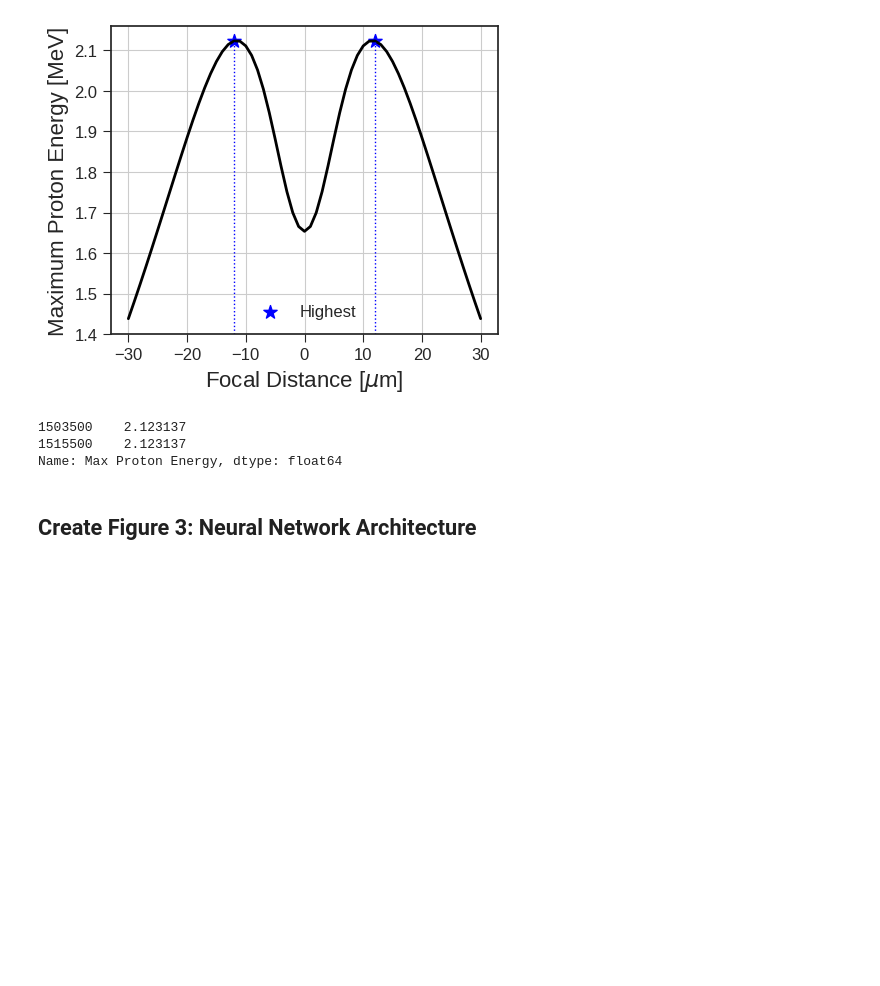
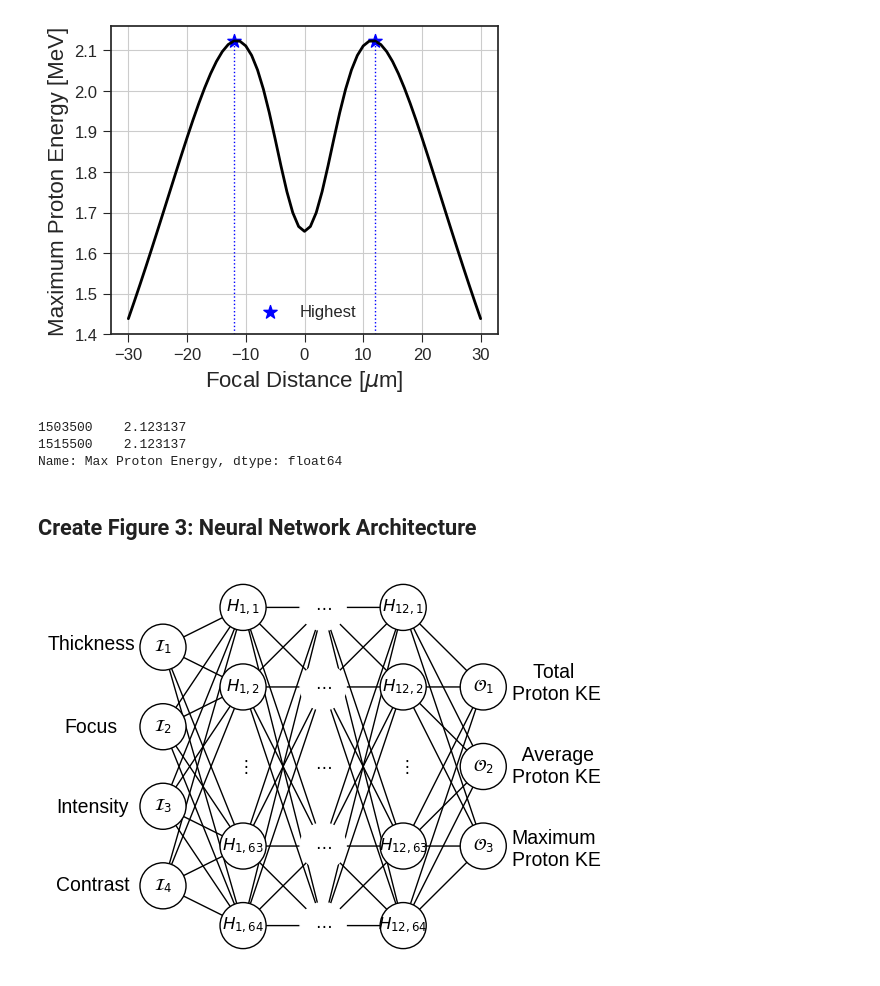
Before and after one commit to ronak-n-desai/fuchs-ml-v3, a Jupyter notebook: datasets/miscellaneous_figures.ipynb, the cells around one changed output. Cells and saved outputs as stored; diff of their text form; code cells hidden in the pictures; blank space fills up the shorter version.

```diff
--- a/datasets/miscellaneous_figures.ipynb
+++ b/datasets/miscellaneous_figures.ipynb
@@ -113,3 +113,100 @@ df_subset['Max Proton Energy'].iloc[order[-2:]]
 Name: Max Proton Energy, dtype: float64
 # %% [markdown]
 ## Create Figure 3: Neural Network Architecture
+# %%
+import networkx as nx
+import matplotlib.patches as mpatches
+
+plt.figure(figsize=(5, 5))
+# plt.arrow(-0.5, 1.2, 1, 0, head_width=0.05, head_length=0.05, fc='w', ec='k')
+fsize = 14
+
+x1 = -1.6
+x2 = 1.17
+plt.text(x1, 0.7, "Thickness", color='k', fontsize=fsize)
+plt.text(x1+.1, 0.2, "Focus", color='k', fontsize=fsize)
+plt.text(x1+.05, -0.28, "Intensity", color='k', fontsize=fsize)
+plt.text(x1+.05, -0.75, "Contrast", color='k', fontsize=fsize)
+
+plt.text(x2, -0.6, "Maximum\nProton KE", color='k', fontsize=fsize)
+plt.text(x2, 0.4, "    Total\nProton KE", color='k', fontsize=fsize)
+plt.text(x2, -0.1, "  Average\nProton KE", color='k', fontsize=fsize)
+# Define the number of nodes in each layer
+layers = [4, 5, 5, 5, 3]
+blanked_nodes = np.arange(6, 6 + 5*(len(layers) - 2), 5)
+empty_nodes = np.append(blanked_nodes, [9, 10, 12, 13])
+
+# Create a new directed graph
+G = nx.DiGraph()
+
+# Add nodes and edges for each layer
+start = 0
+for i in range(len(layers) - 1):
+    # Add nodes for this layer and the next one
+    G.add_nodes_from(range(start, start + layers[i]), layer=i)
+    G.add_nodes_from(range(start + layers[i], start + layers[i] + layers[i+1]), layer=i+1)
+
+    # Add edges between this layer and the next one
+    for j in range(start, start + layers[i]):
+        for k in range(start + layers[i], start + layers[i] + layers[i+1]):
+            if k not in blanked_nodes and j not in blanked_nodes:
+                G.add_edge(j, k)
+
+    # Update the start for the next layer
+    start += layers[i]
+
+# Draw the graph
+pos = nx.multipartite_layout(G, subset_key="layer")
+
+# Create a dictionary for node colors and shapes
+node_colors = []
+node_shapes = []
+edge_colors = []
+for node in G.nodes():
+    # Get the layer of the node
+    layer = G.nodes[node]['layer']
+
+    # If the node is in the middle layers and is not the top or bottom node, set its color to red and shape to square
+    if 0 < layer < len(layers) - 1:
+        edge_colors.append('black')
+    else:
+        edge_colors.append('black')
+
+for i in empty_nodes:
+    edge_colors[i] = "white"
+
+nx.draw_networkx_nodes(G, pos, node_color='white', edgecolors=edge_colors, node_shape='o', node_size=1100)
+nx.draw_networkx_edges(G, pos, arrowsize=10)
+
+# Create labels for the nodes
+labels = ["$\mathcal{I}_1$", "$\mathcal{I}_2$", "$\mathcal{I}_3$", "$\mathcal{I}_4$"]
+
+labels.append(f"$H_{{{1},{1}}}$")
+labels.append(f"$H_{{{1},{2}}}$")
+labels.append(r'$\vdots$')
+labels.append(f"$H_{{{1},{63}}}$")
+labels.append(f"$H_{{{1},{64}}}$")
+
+labels.append(r'$\cdots$')
+labels.append(r'$\cdots$')
+labels.append(r'$\cdots$')
+labels.append(r'$\cdots$')
+labels.append(r'$\cdots$')
+
+labels.append(f"$H_{{{12},{1}}}$")
+labels.append(f"$H_{{{12},{2}}}$")
+labels.append(r'$\vdots$')
+labels.append(f"$H_{{{12},{63}}}$")
+labels.append(f"$H_{{{12},{64}}}$")
+
+labels += ["$\mathcal{O}_1$", "$\mathcal{O}_2$", "$\mathcal{O}_3$"]
+labels = dict(zip(G.nodes(), labels))
+
+# Draw labels
+
+nx.draw_networkx_labels(G, pos, labels=labels)
+#plt.subplots_adjust(left=0.13, right=0.87)
+plt.axis('off')
+plt.savefig('plots/nn_architecture.eps', format='eps', bbox_inches='tight')
+# %% [output]
+[figure, added]
```
Also changed, not shown: parts of 2 cells of this notebook, 8 other files.
